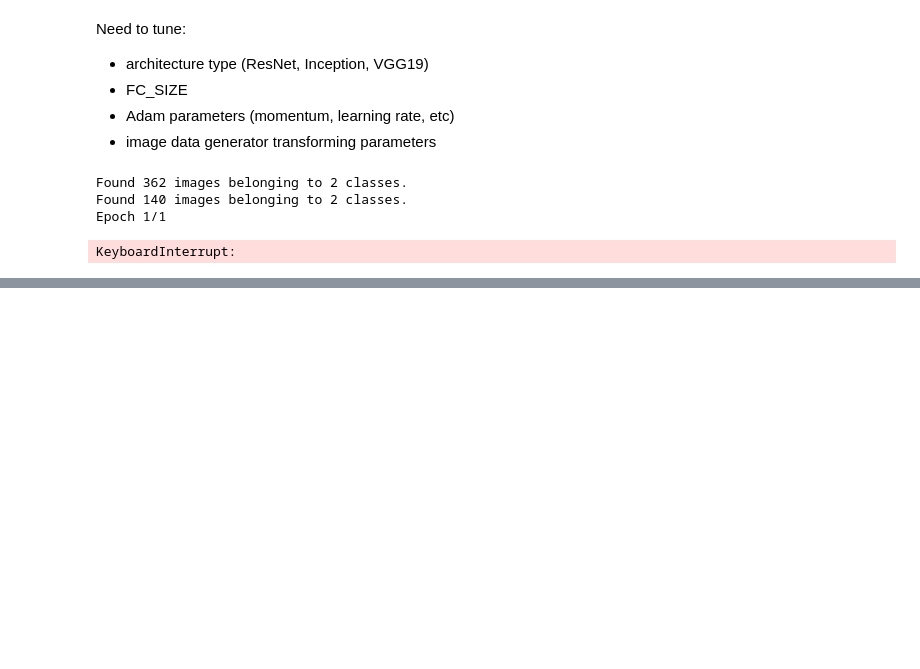
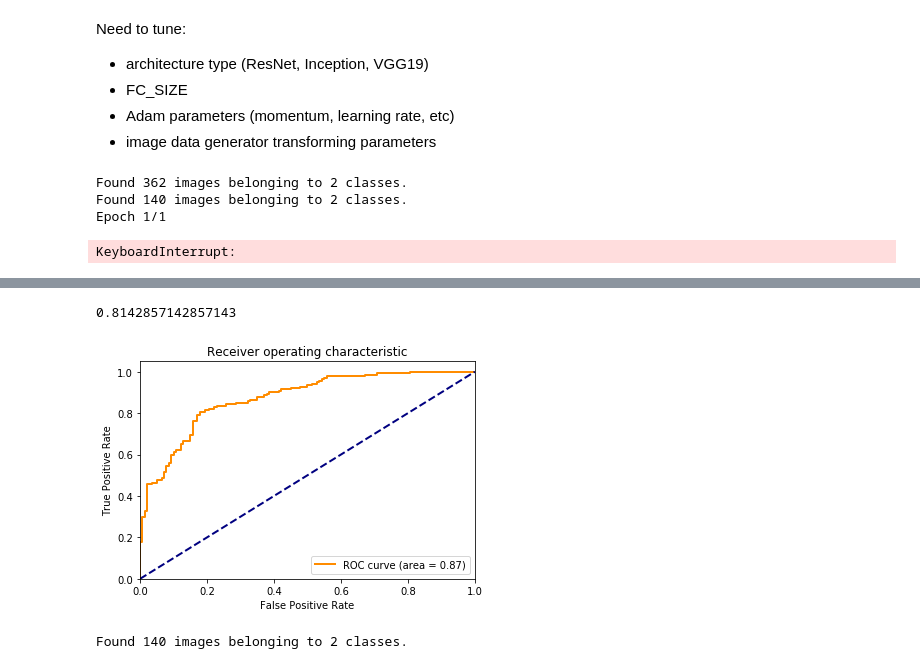
Before and after one commit to laic5/detectingAR, a Jupyter notebook: CNN_p1.ipynb, the cells around one changed output, grey strips where cells are left out. Drawn from its saved outputs; the diff is of its cells as text; code cells hidden in the pictures; blank space fills up the shorter version.

Commit message:
prediction, testing, ROC curve

```diff
--- a/CNN_p1.ipynb
+++ b/CNN_p1.ipynb
@@ -211,0 +235,48 @@ def predict(test_dir, model):
+# %%
+y_real = get_labels('val_CAL')
+
+classes = decode(preds)
+
+num_correct = 0
+for i in range(len(classes)):
+    if classes[i] == y_real[i]:
+        num_correct += 1
+
+total_acc = num_correct / len(classes)
+print(total_acc)
+# %% [output]
+0.8142857142857143
+# %%
+def convert_to_two(vec):
+    two_vec = np.zeros((140, 2))
+    for i in range(len(vec)):
+        if vec[i] == 0:
+            two_vec[i][0] = 1
+        else:
+            two_vec[i][1] = 1
+    return two_vec
+# %%
+from sklearn.metrics import roc_curve, auc
+import matplotlib.pyplot as plt
+
+y_true = convert_to_two(y_real)
+fpr, tpr, _ = roc_curve(y_true.ravel(), preds.ravel())
+roc_auc = auc(fpr, tpr)
+
+plt.figure()
+lw = 2
+plt.plot(fpr, tpr, color='darkorange',
+         lw=lw, label='ROC curve (area = %0.2f)' % roc_auc)
+plt.plot([0, 1], [0, 1], color='navy', lw=lw, linestyle='--')
+plt.xlim([0.0, 1.0])
+plt.ylim([0.0, 1.05])
+plt.xlabel('False Positive Rate')
+plt.ylabel('True Positive Rate')
+plt.title('Receiver operating characteristic')
+plt.legend(loc="lower right")
+
+fig2 = plt.gcf()
+plt.show()
+fig2.savefig("ROC.jpg")
+# %% [output]
+[figure, added]
@@ -211,0 +310,4 @@ def predict(test_dir, model):
+# %%
+get_roc_curve('resnet_2048_16_none.h5', 'val_CAL', 'roc_16.jpg')
+# %% [output]
+Found 140 images belonging to 2 classes.
```
Also changed, not shown: parts of 9 cells of this notebook.
